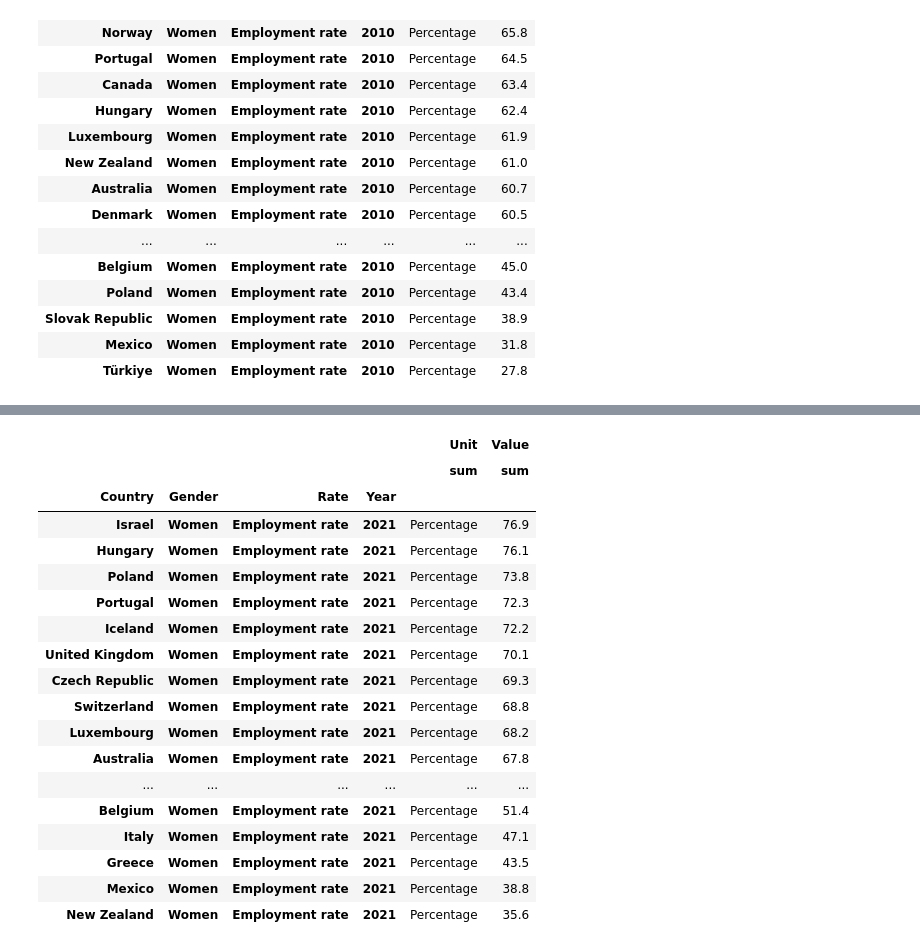
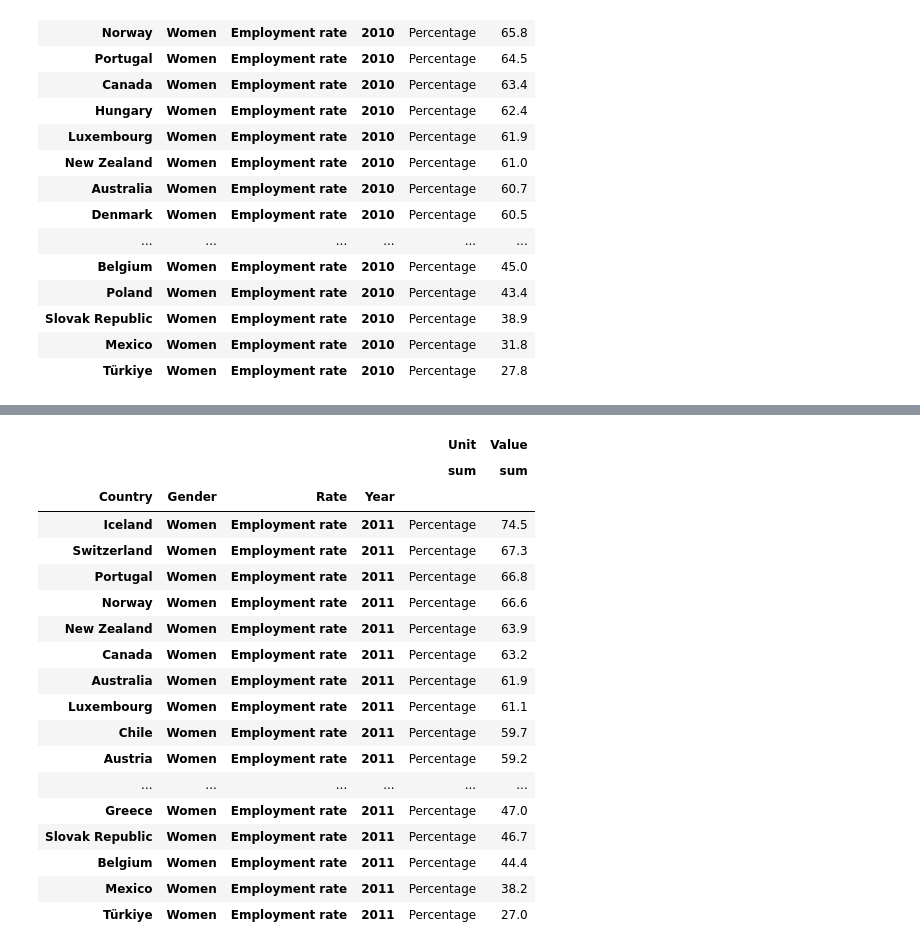
Before and after one commit to sergioabz/mid_project, a Jupyter notebook: notebooks/Final_Question_Analysis_midbootcamp_project.ipynb, the cells around one changed output, grey strips where cells are left out. Saved outputs shown, nothing was run; the diff lists cells and outputs as text; code cells hidden in the pictures.

```diff
--- a/notebooks/Final_Question_Analysis_midbootcamp_project.ipynb
+++ b/notebooks/Final_Question_Analysis_midbootcamp_project.ipynb
@@ -41,7 +43,7 @@ def emp_rate_gender(data, year=int, gender= object):
     max_immi1 = immi.pivot_table(index=['Country', 'Gender', 'Rate', 'Year'], aggfunc = {'sum'} )
     max_immi1
 
-    max_immi2 = max_immi1.sort_values(by = ('Value', 'sum'), ascending=False).head(50)
+    max_immi2 = max_immi1.sort_values(by = ('Value', 'sum'), ascending=False).head(10)
 
     return max_immi2
 # %%
@@ -88,23 +71,22 @@ max_immi1
-# %%
-max_immi2 = max_immi1.sort_values(by = ('Value', 'sum'), ascending=False).head(50)
-max_immi2
-# %% [output]
-|  |  |  |  | Unit | Value |
-|  |  |  |  | sum | sum |
-| Country | Gender | Rate | Year |  |  |
-| Israel | Women | Employment rate | 2021 | Percentage | 76.9 |
-| Hungary | Women | Employment rate | 2021 | Percentage | 76.1 |
-| Poland | Women | Employment rate | 2021 | Percentage | 73.8 |
-| Portugal | Women | Employment rate | 2021 | Percentage | 72.3 |
-| Iceland | Women | Employment rate | 2021 | Percentage | 72.2 |
-| United Kingdom | Women | Employment rate | 2021 | Percentage | 70.1 |
-| Czech Republic | Women | Employment rate | 2021 | Percentage | 69.3 |
-| Switzerland | Women | Employment rate | 2021 | Percentage | 68.8 |
-| Luxembourg | Women | Employment rate | 2021 | Percentage | 68.2 |
-| Australia | Women | Employment rate | 2021 | Percentage | 67.8 |
-| ... | ... | ... | ... | ... | ... |
-| Belgium | Women | Employment rate | 2021 | Percentage | 51.4 |
-| Italy | Women | Employment rate | 2021 | Percentage | 47.1 |
-| Greece | Women | Employment rate | 2021 | Percentage | 43.5 |
-| Mexico | Women | Employment rate | 2021 | Percentage | 38.8 |
-| New Zealand | Women | Employment rate | 2021 | Percentage | 35.6 |
+# %%
+emp_rate_gender(data, 2011, 'Women')
+# %% [output]
+|  |  |  |  | Unit | Value |
+|  |  |  |  | sum | sum |
+| Country | Gender | Rate | Year |  |  |
+| Iceland | Women | Employment rate | 2011 | Percentage | 74.5 |
+| Switzerland | Women | Employment rate | 2011 | Percentage | 67.3 |
+| Portugal | Women | Employment rate | 2011 | Percentage | 66.8 |
+| Norway | Women | Employment rate | 2011 | Percentage | 66.6 |
+| New Zealand | Women | Employment rate | 2011 | Percentage | 63.9 |
+| Canada | Women | Employment rate | 2011 | Percentage | 63.2 |
+| Australia | Women | Employment rate | 2011 | Percentage | 61.9 |
+| Luxembourg | Women | Employment rate | 2011 | Percentage | 61.1 |
+| Chile | Women | Employment rate | 2011 | Percentage | 59.7 |
+| Austria | Women | Employment rate | 2011 | Percentage | 59.2 |
+| ... | ... | ... | ... | ... | ... |
+| Greece | Women | Employment rate | 2011 | Percentage | 47.0 |
+| Slovak Republic | Women | Employment rate | 2011 | Percentage | 46.7 |
+| Belgium | Women | Employment rate | 2011 | Percentage | 44.4 |
+| Mexico | Women | Employment rate | 2011 | Percentage | 38.2 |
+| Türkiye | Women | Employment rate | 2011 | Percentage | 27.0 |
```
Also changed, not shown: parts of 16 cells of this notebook.
